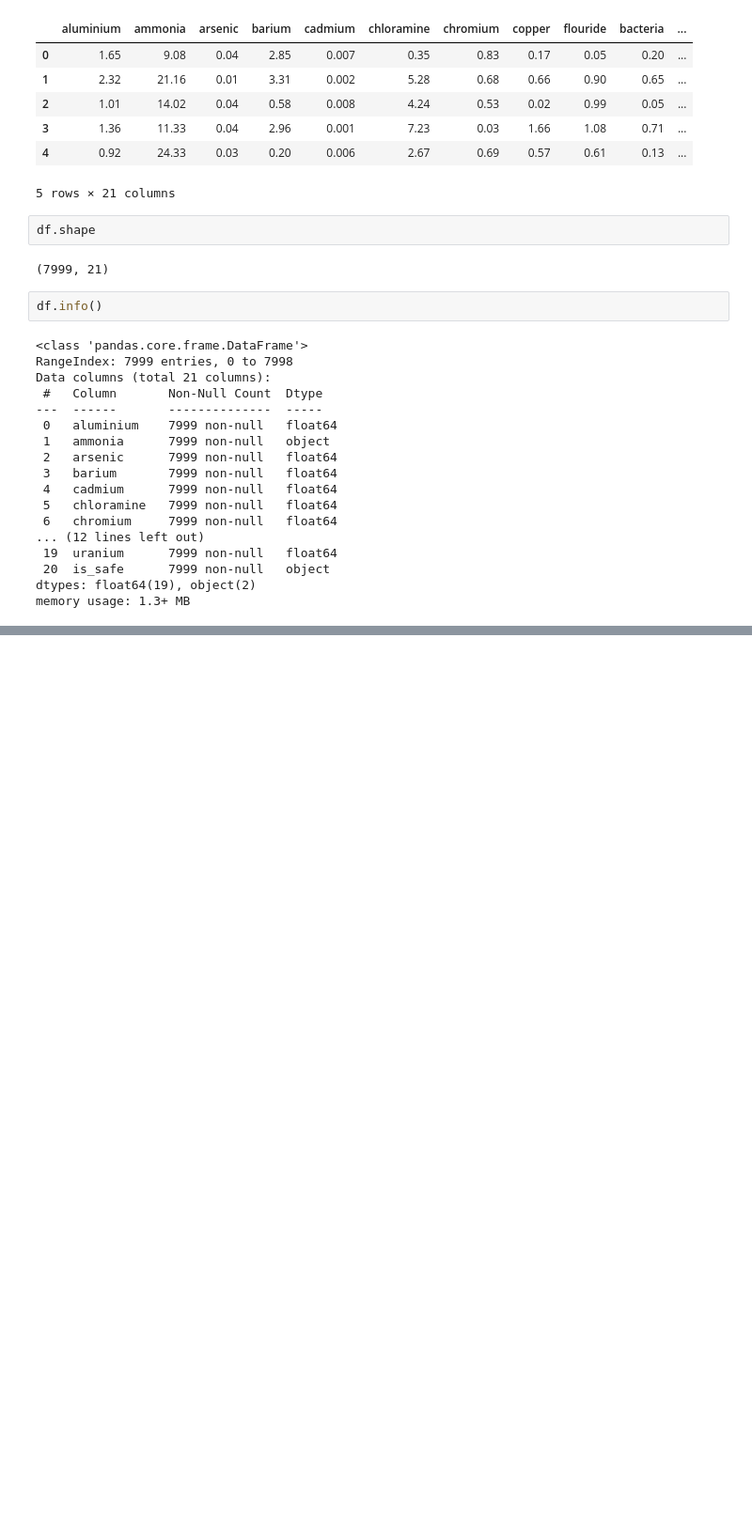
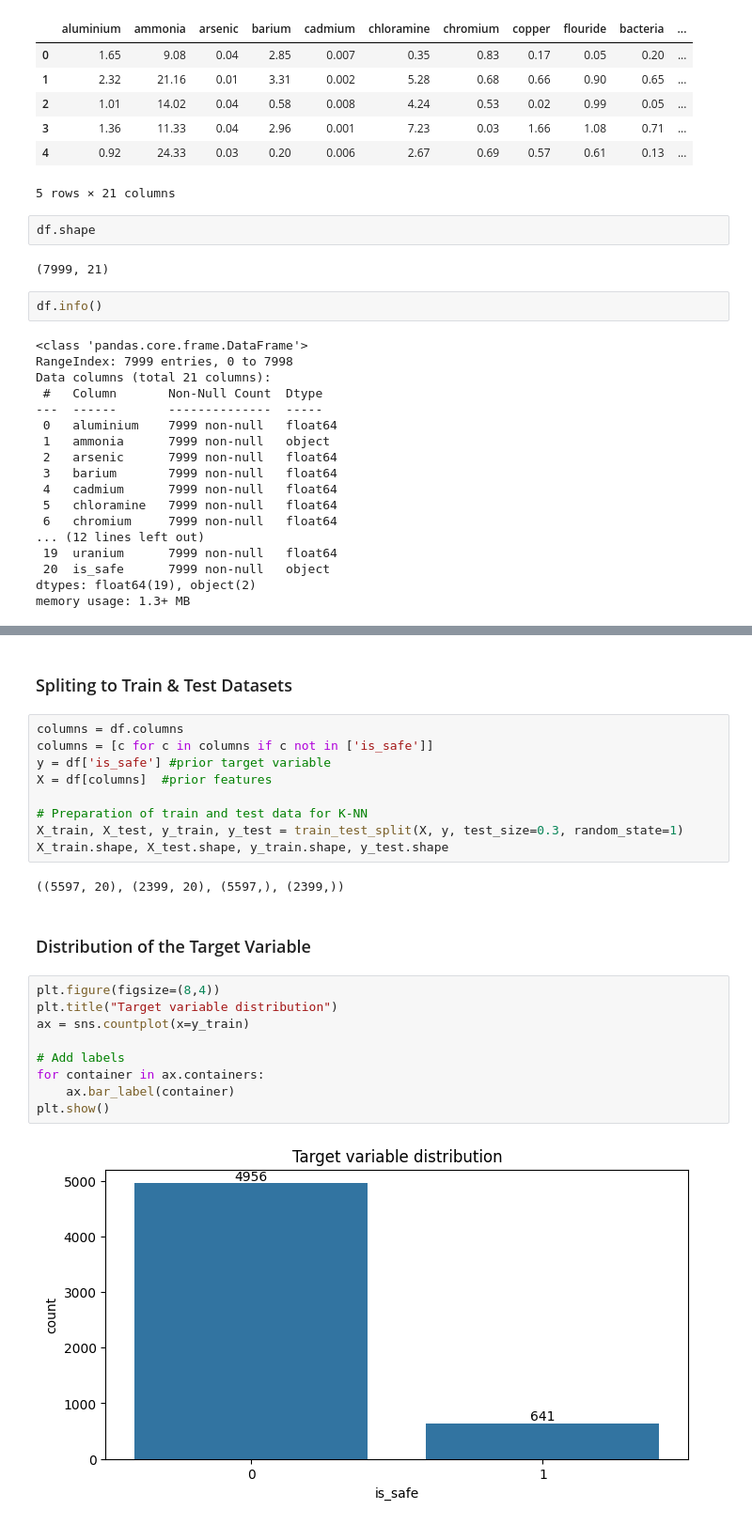
Before and after one commit to dilansenuruk/Machine-Vision-Projects, a Jupyter notebook: 2.1_K_nearest_neighbors.ipynb, the cells around one changed output, grey strips where cells are left out. Shown at 94% size. Drawn from its saved outputs; the diff is of its cells as text; blank space fills up the shorter version.

```diff
--- a/2.1_K_nearest_neighbors.ipynb
+++ b/2.1_K_nearest_neighbors.ipynb
@@ -92,3 +96,29 @@ df.describe().apply(lambda s: s.apply(lambda x: format(x, 'f')))
 | 75% | 0.280000 | 22.132500 | 0.100000 | 2.482500 | 0.070000 | 4.240000 | 0.440000 | 1.390000 | 1.160000 | 0.610000 | ... |
 | max | 5.050000 | 29.840000 | 1.050000 | 4.940000 | 0.130000 | 8.680000 | 0.900000 | 2.000000 | 1.500000 | 1.000000 | ... |
 8 rows × 21 columns
+# %% [markdown]
+### Spliting to Train & Test Datasets
+# %%
+columns = df.columns
+columns = [c for c in columns if c not in ['is_safe']]
+y = df['is_safe'] #prior target variable
+X = df[columns]  #prior features
+
+# Preparation of train and test data for K-NN
+X_train, X_test, y_train, y_test = train_test_split(X, y, test_size=0.3, random_state=1)
+X_train.shape, X_test.shape, y_train.shape, y_test.shape
+# %% [output]
+((5597, 20), (2399, 20), (5597,), (2399,))
+# %% [markdown]
+### Distribution of the Target Variable
+# %%
+plt.figure(figsize=(8,4))
+plt.title("Target variable distribution")
+ax = sns.countplot(x=y_train)
+
+# Add labels
+for container in ax.containers:
+    ax.bar_label(container)
+plt.show()
+# %% [output]
+[figure, added]
```
Also changed, not shown: parts of 27 cells of this notebook.
